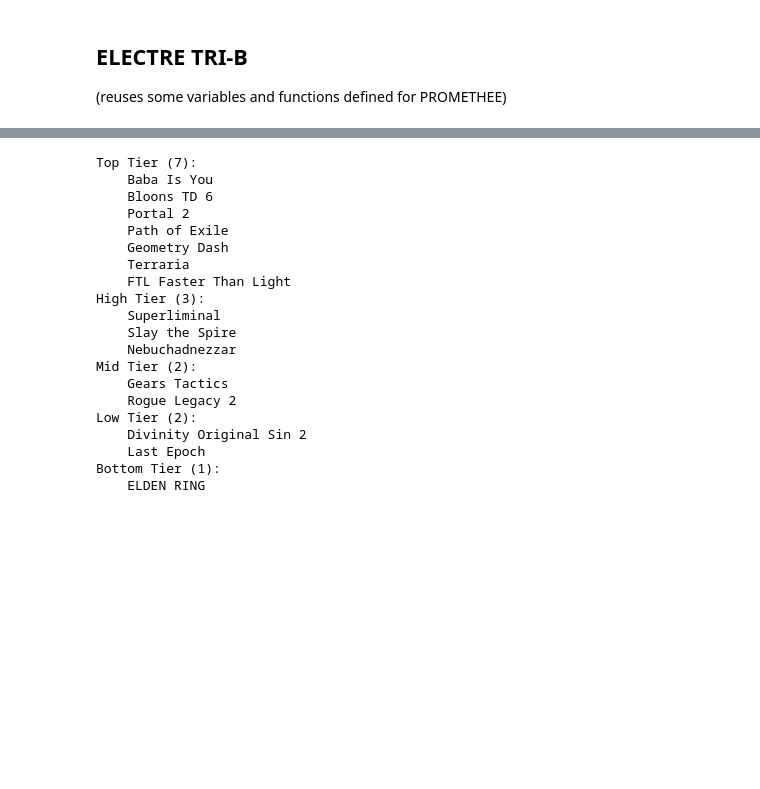
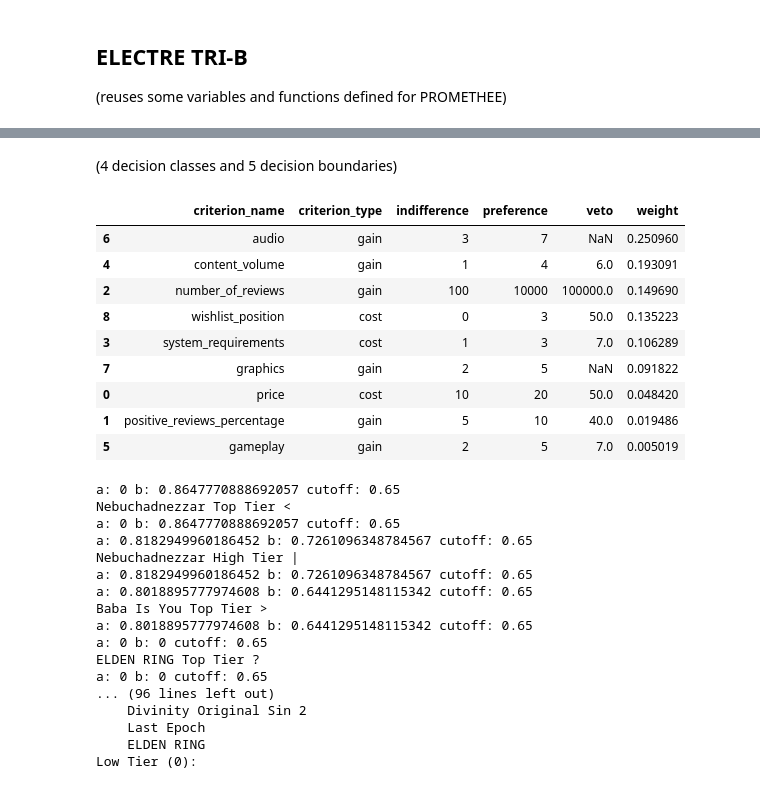
Before and after one commit to Garbarkozaurus/put-DA-project1, a Jupyter notebook: promethee_notebook.ipynb, the cells around one changed output, grey strips where cells are left out. Cells and saved outputs as stored; diff of their text form; code cells hidden in the pictures; blank space fills up the shorter version.

```diff
--- a/promethee_notebook.ipynb
+++ b/promethee_notebook.ipynb
@@ -377,3 +377,5 @@ boundaries
+# %% [markdown]
+(4 decision classes and 5 decision boundaries)
 # %%
 # Compute marginal concordance between alternative a and boundary b
 def marginal_concordance_index(a: pd.Series, b: pd.Series, criterion: pd.Series) -> float:
@@ -436,6 +438,26 @@ def SRF(l: list, ratio) -> pd.DataFrame:
     # Normalize and return
     total = sum(criteria['weight'])
     return criteria.assign(weight=criteria['weight'] / total)
+# %%
+stack = [
+    criteria.loc[criteria['criterion_name'] == 'positive_reviews_percentage'].iloc[0],
+    criteria.loc[criteria['criterion_name'] == 'gameplay'].iloc[0],
+    None,
+    criteria.loc[criteria['criterion_name'] == 'content_volume'].iloc[0],
+    None,
+    None,
+    criteria.loc[criteria['criterion_name'] == 'number_of_reviews'].iloc[0],
+    criteria.loc[criteria['criterion_name'] == 'wishlist_position'].iloc[0],
+    None,
+    criteria.loc[criteria['criterion_name'] == 'system_requirements'].iloc[0],
+    criteria.loc[criteria['criterion_name'] == 'graphics'].iloc[0],
+    None,
+    None,
+    criteria.loc[criteria['criterion_name'] == 'price'].iloc[0],
+    None,
+    criteria.loc[criteria['criterion_name'] == 'audio'].iloc[0],
+]
+criteria = SRF(stack, 50)
 # %%
 # Compute comprehensive concordance index between alternative a and boundary b
 def comprehensive_concordance_index(a: pd.Series, b: pd.Series, criteria: pd.DataFrame) -> float:
@@ -497,29 +518,39 @@ def ELECTRE_TRIB_sort(alternatives: pd.DataFrame, boundaries: pd.DataFrame, crit
         ret[b['title']].add(a['title'])
     return ret
+# %%
+criteria
+# %% [output]
+|  | criterion_name | criterion_type | indifference | preference | veto | weight |
+| 6 | audio | gain | 3 | 7 | NaN | 0.250960 |
+| 4 | content_volume | gain | 1 | 4 | 6.0 | 0.193091 |
+| 2 | number_of_reviews | gain | 100 | 10000 | 100000.0 | 0.149690 |
+| 8 | wishlist_position | cost | 0 | 3 | 50.0 | 0.135223 |
+| 3 | system_requirements | cost | 1 | 3 | 7.0 | 0.106289 |
+| 7 | graphics | gain | 2 | 5 | NaN | 0.091822 |
+| 0 | price | cost | 10 | 20 | 50.0 | 0.048420 |
+| 1 | positive_reviews_percentage | gain | 5 | 10 | 40.0 | 0.019486 |
+| 5 | gameplay | gain | 2 | 5 | 7.0 | 0.005019 |
 # %%
-for group, members in ELECTRE_TRIB_sort(alternatives, boundaries, criteria, assign_pes).items():
+for group, members in ELECTRE_TRIB_sort(alternatives, classes, criteria, assign_pes).items():
     print(f'{group} ({len(members)}):')
     for a in members:
         print(f'    {a}')
 # %% [output]
-Top Tier (7):
-    Baba Is You
-    Bloons TD 6
-    Portal 2
-    Path of Exile
-    Geometry Dash
-    Terraria
-    FTL Faster Than Light
-High Tier (3):
-    Superliminal
-    Slay the Spire
-    Nebuchadnezzar
-Mid Tier (2):
-    Gears Tactics
-    Rogue Legacy 2
-Low Tier (2):
+a: 0 b: 0.8647770888692057 cutoff: 0.65
+Nebuchadnezzar Top Tier <
+a: 0 b: 0.8647770888692057 cutoff: 0.65
+a: 0.8182949960186452 b: 0.7261096348784567 cutoff: 0.65
+Nebuchadnezzar High Tier |
+a: 0.8182949960186452 b: 0.7261096348784567 cutoff: 0.65
+a: 0.8018895777974608 b: 0.6441295148115342 cutoff: 0.65
+Baba Is You Top Tier >
+a: 0.8018895777974608 b: 0.6441295148115342 cutoff: 0.65
+a: 0 b: 0 cutoff: 0.65
+ELDEN RING Top Tier ?
+a: 0 b: 0 cutoff: 0.65
+... (96 lines left out)
     Divinity Original Sin 2
     Last Epoch
-Bottom Tier (1):
     ELDEN RING
+Low Tier (0):
 # %%
```
Also changed, not shown: parts of 8 cells of this notebook, 2 other files.
